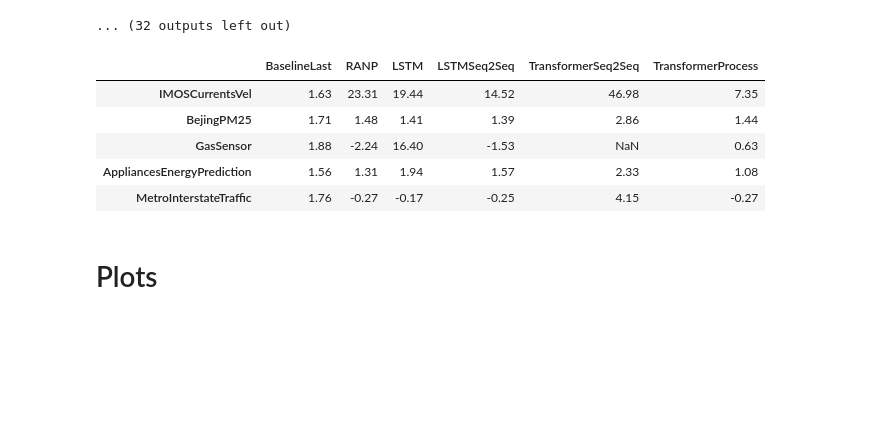
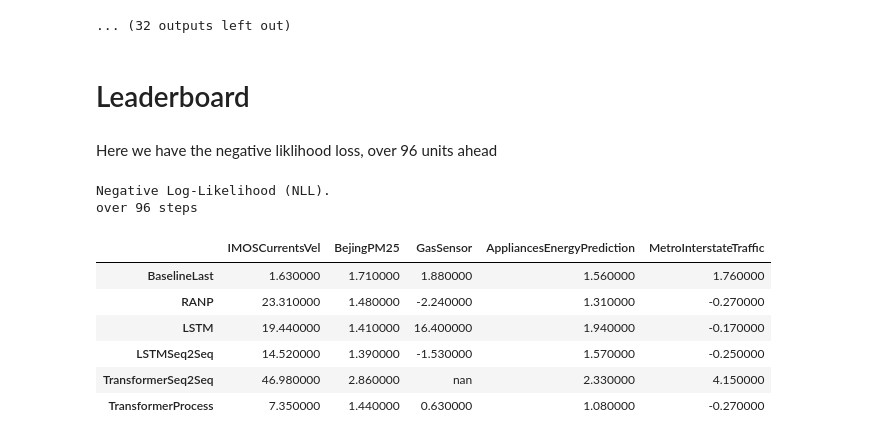
Before and after one commit to wassname/seq2seq-time, a Jupyter notebook: notebooks/05.0-mc-leaderboard.ipynb, the cells around one changed output. Saved outputs shown, nothing was run; the diff lists cells and outputs as text; code cells hidden in the pictures; blank space fills up the shorter version.

```diff
--- a/notebooks/05.0-mc-leaderboard.ipynb
+++ b/notebooks/05.0-mc-leaderboard.ipynb
@@ -463,9 +463,0 @@ mean_NLL 14.52
-# %%
-df_results.xs('nll', level=1).round(2)
-# %% [output]
-|  | BaselineLast | RANP | LSTM | LSTMSeq2Seq | TransformerSeq2Seq | TransformerProcess |
-| IMOSCurrentsVel | 1.63 | 23.31 | 19.44 | 14.52 | 46.98 | 7.35 |
-| BejingPM25 | 1.71 | 1.48 | 1.41 | 1.39 | 2.86 | 1.44 |
-| GasSensor | 1.88 | -2.24 | 16.40 | -1.53 | NaN | 0.63 |
-| AppliancesEnergyPrediction | 1.56 | 1.31 | 1.94 | 1.57 | 2.33 | 1.08 |
-| MetroInterstateTraffic | 1.76 | -0.27 | -0.17 | -0.25 | 4.15 | -0.27 |
@@ -474,2 +464,33 @@ df_results.xs('nll', level=1).round(2)
 # %% [markdown]
-# Plots
+# Leaderboard
+# %%
+def bold_min(data):
+    '''
+    highlight the maximum in a Series or DataFrame
+    '''
+    attr = 'font-weight: bold'
+    #remove % and cast to float
+    data = data.replace('%','', regex=True).astype(float)
+    if data.ndim == 1:  # Series from .apply(axis=0) or axis=1
+        is_min = data == data.min()
+        return [attr if v else '' for v in is_min]
+    else:  # from .apply(axis=None)
+        is_min = data == data.min().min()
+        return pd.DataFrame(np.where(is_min, attr, ''),
+                            index=data.index, columns=data.columns)
+# %% [markdown]
+Here we have the negative liklihood loss, over 96 units ahead
+# %%
+print(f'Negative Log-Likelihood (NLL).\nover {window_future} steps')
+d=df_results.xs('nll', level=1).T.round(2)
+d.style.apply(bold_min)
+# %% [output]
+Negative Log-Likelihood (NLL).
+over 96 steps
+|  | IMOSCurrentsVel | BejingPM25 | GasSensor | AppliancesEnergyPrediction | MetroInterstateTraffic |
+| BaselineLast | 1.630000 | 1.710000 | 1.880000 | 1.560000 | 1.760000 |
+| RANP | 23.310000 | 1.480000 | -2.240000 | 1.310000 | -0.270000 |
+| LSTM | 19.440000 | 1.410000 | 16.400000 | 1.940000 | -0.170000 |
+| LSTMSeq2Seq | 14.520000 | 1.390000 | -1.530000 | 1.570000 | -0.250000 |
+| TransformerSeq2Seq | 46.980000 | 2.860000 | nan | 2.330000 | 4.150000 |
+| TransformerProcess | 7.350000 | 1.440000 | 0.630000 | 1.080000 | -0.270000 |
```
Also changed, not shown: parts of 14 cells of this notebook, 2 other files.
